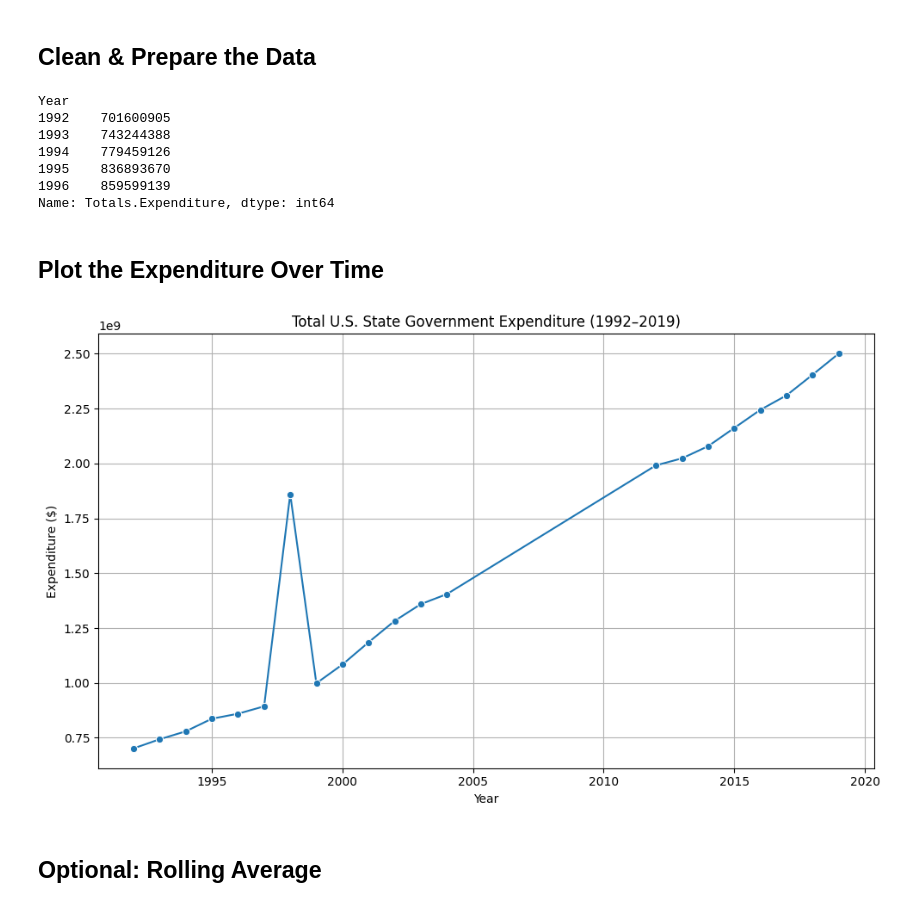
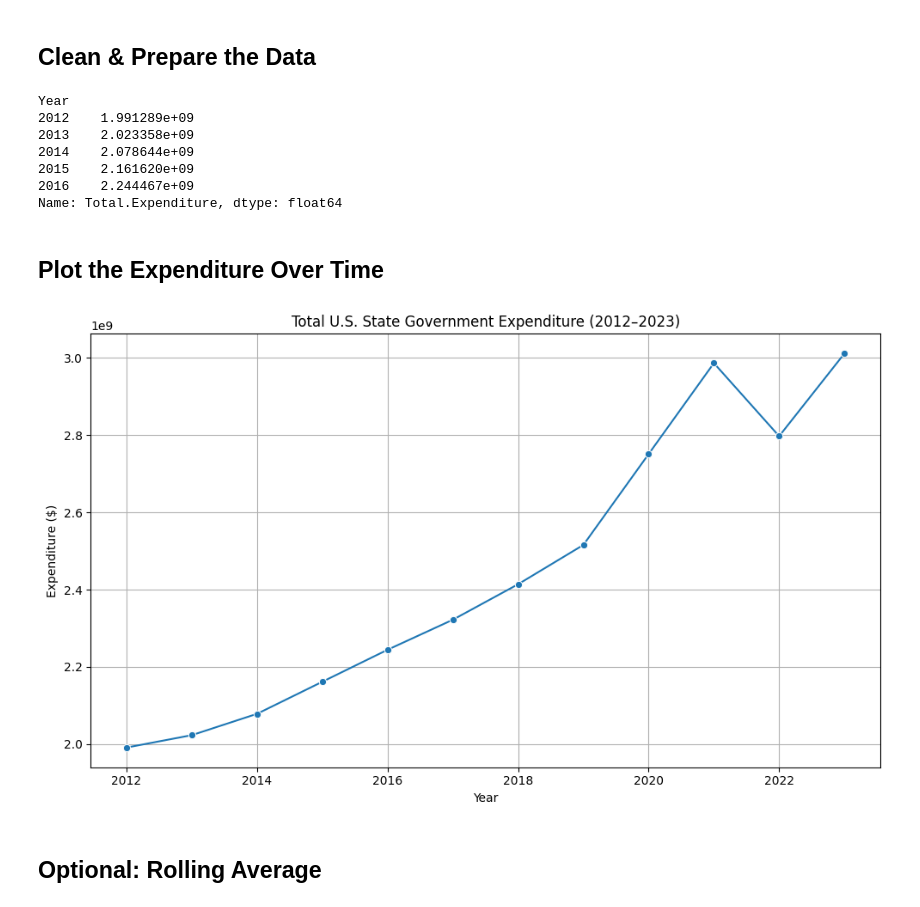
Before and after one commit to littleasiatka/time-series-analysis, a Jupyter notebook: notebooks/time-series-analysis.ipynb, the cells around one changed output. Drawn from its saved outputs; the diff is of its cells as text; code cells hidden in the pictures.

```diff
--- a/notebooks/time-series-analysis.ipynb
+++ b/notebooks/time-series-analysis.ipynb
@@ -40,31 +40,31 @@ df.head()
 # %% [markdown]
 ## Clean & Prepare the Data
 # %%
-df = df[['Year', 'Totals.Expenditure']].dropna()
+df = df[['Year', 'Total.Expenditure']].dropna()
 df['Year'] = df['Year'].astype(int)
-yearly_expenditure = df.groupby('Year')['Totals.Expenditure'].sum()
+yearly_expenditure = df.groupby('Year')['Total.Expenditure'].sum()
 yearly_expenditure.head()
 # %% [output]
 Year
-1992    701600905
-1993    743244388
-1994    779459126
-1995    836893670
-1996    859599139
-Name: Totals.Expenditure, dtype: int64
+2012    1.991289e+09
+2013    2.023358e+09
+2014    2.078644e+09
+2015    2.161620e+09
+2016    2.244467e+09
+Name: Total.Expenditure, dtype: float64
 # %% [markdown]
 ## Plot the Expenditure Over Time
 # %%
 plt.figure(figsize=(10, 6))
 sns.lineplot(x=yearly_expenditure.index, y=yearly_expenditure.values, marker='o')
-plt.title('Total U.S. State Government Expenditure (1992–2019)')
+plt.title('Total U.S. State Government Expenditure (2012–2023)')
 plt.xlabel('Year')
 plt.ylabel('Expenditure ($)')
 plt.grid(True)
 plt.tight_layout()
 plt.show()
 # %% [output]
-[figure, old version]
+[figure, new version]
 # %% [markdown]
 ## Optional: Rolling Average
 # %%
```
Also changed, not shown: parts of 6 cells of this notebook, 9 other files.
